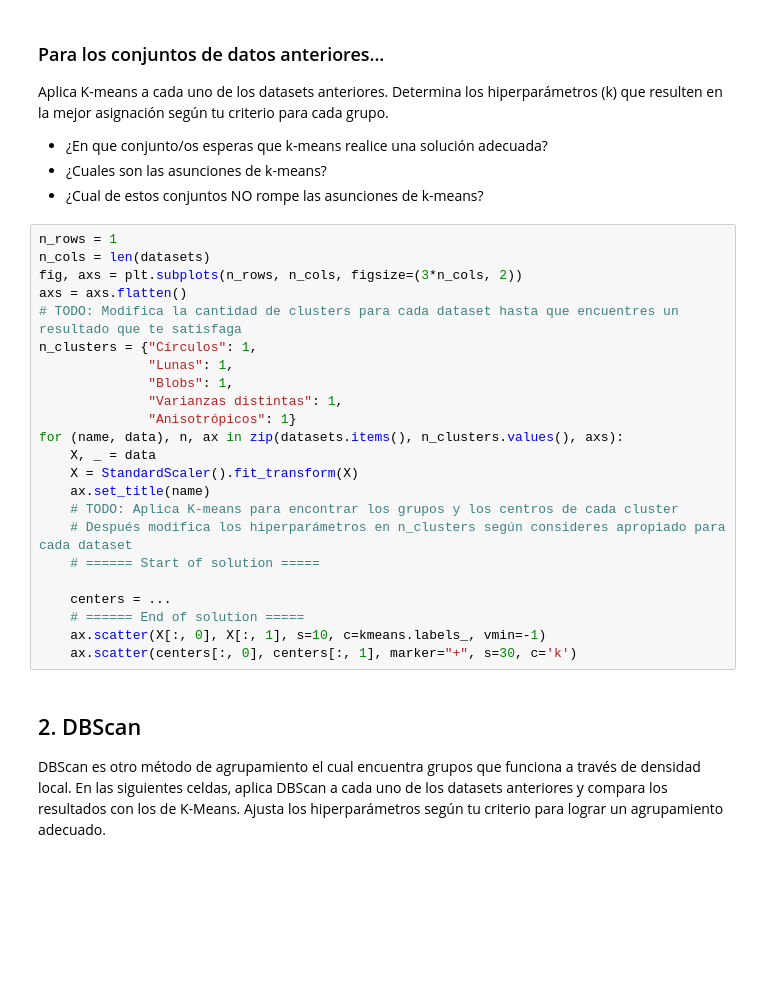
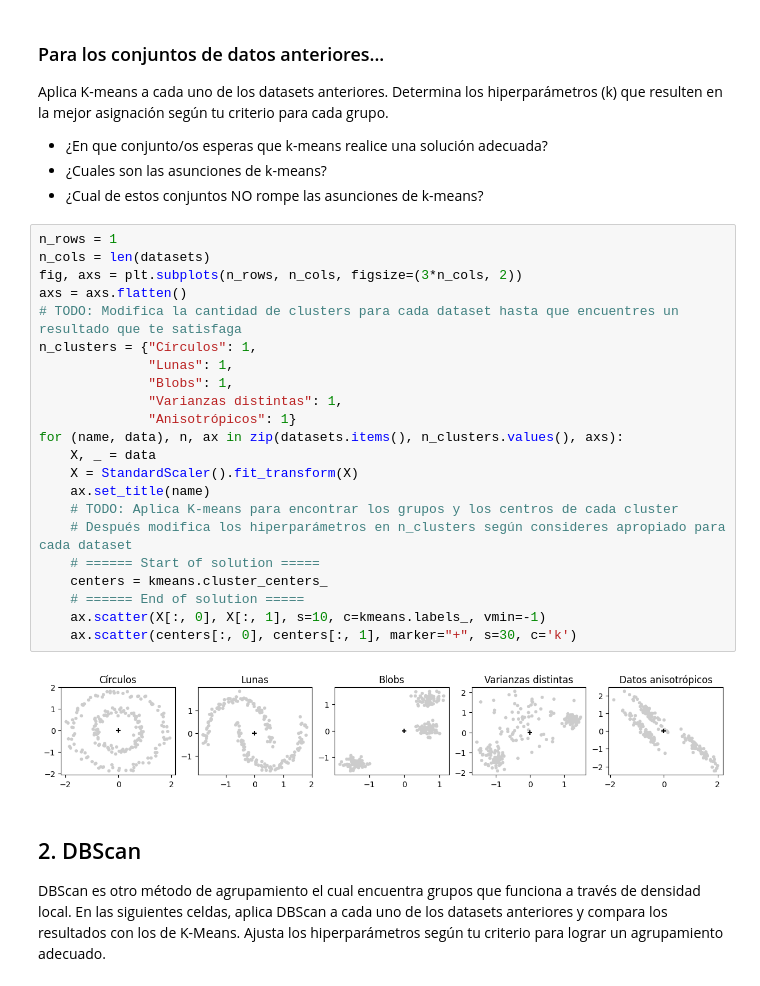
Before and after one commit to JessicaBorja/ml25, a Jupyter notebook: src/ml25/E05_unsupervised/clustering.ipynb, the cells around one changed output. Drawn from its saved outputs; the diff is of its cells as text; blank space fills up the shorter version.

Commit message:
kmeans done

```diff
--- a/src/ml25/E05_unsupervised/clustering.ipynb
+++ b/src/ml25/E05_unsupervised/clustering.ipynb
@@ -147,26 +147,27 @@ Aplica K-means a cada uno de los datasets anteriores. Determina los hiperparáme
 # %%
 n_rows = 1
 n_cols = len(datasets)
 fig, axs = plt.subplots(n_rows, n_cols, figsize=(3*n_cols, 2))
 axs = axs.flatten()
 # TODO: Modifica la cantidad de clusters para cada dataset hasta que encuentres un resultado que te satisfaga
 n_clusters = {"Círculos": 1,
               "Lunas": 1,
               "Blobs": 1,
               "Varianzas distintas": 1,
               "Anisotrópicos": 1}
 for (name, data), n, ax in zip(datasets.items(), n_clusters.values(), axs):
     X, _ = data
     X = StandardScaler().fit_transform(X)
     ax.set_title(name)
     # TODO: Aplica K-means para encontrar los grupos y los centros de cada cluster
     # Después modifica los hiperparámetros en n_clusters según consideres apropiado para cada dataset
     # ====== Start of solution =====
-
-    centers = ...
+    centers = kmeans.cluster_centers_
     # ====== End of solution =====
     ax.scatter(X[:, 0], X[:, 1], s=10, c=kmeans.labels_, vmin=-1)
     ax.scatter(centers[:, 0], centers[:, 1], marker="+", s=30, c='k')
+# %% [output]
+[figure, added]
 # %% [markdown]
 ## 2. DBScan
 DBScan es otro método de agrupamiento el cual encuentra grupos que funciona a través de densidad local.
```
Also changed, not shown: parts of 2 cells of this notebook.
